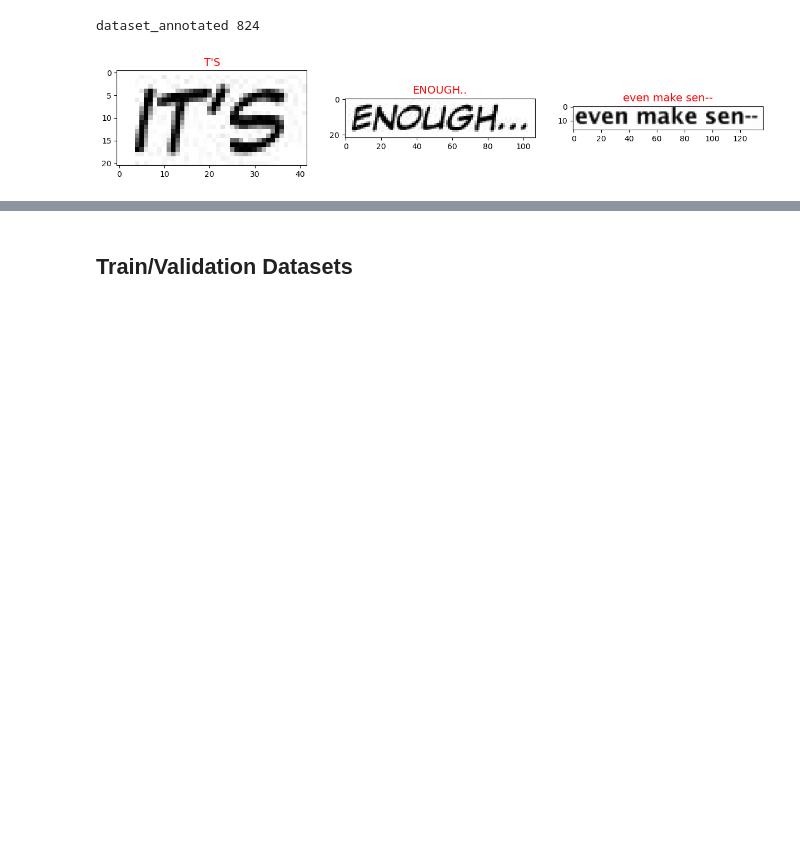
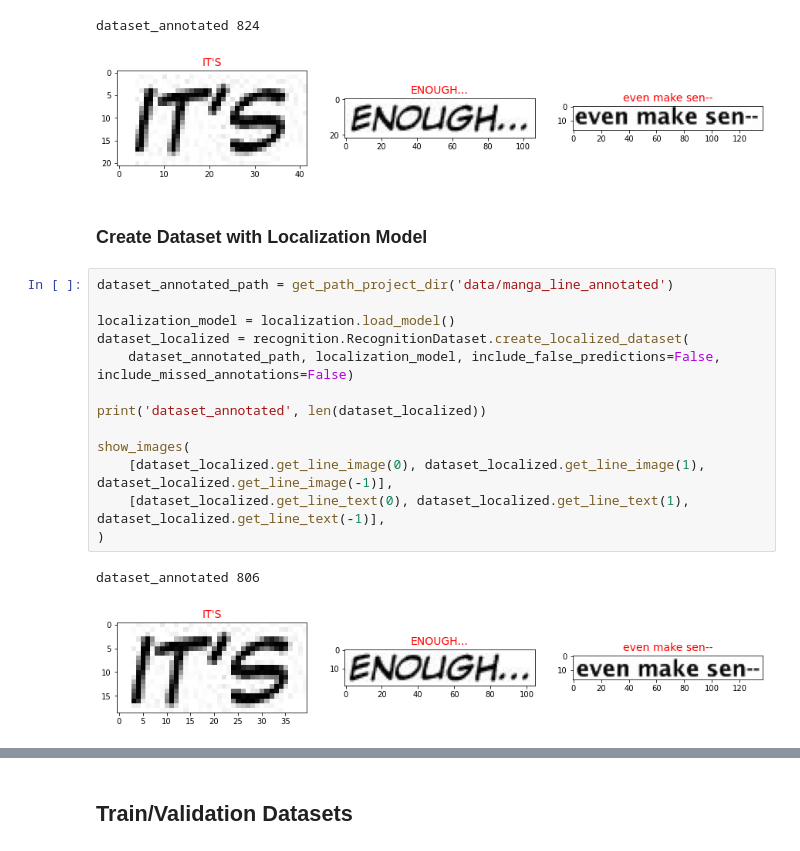
Before and after one commit to wanasit/comic-ocr, a Jupyter notebook: notebooks/Train Recognition Model (default, CRNN small).ipynb, the cells around one changed output, grey strips where cells are left out. Cells and saved outputs as stored; diff of their text form; blank space fills up the shorter version.

```diff
--- a/notebooks/Train Recognition Model (default, CRNN small).ipynb
+++ b/notebooks/Train Recognition Model (default, CRNN small).ipynb
@@ -77,3 +81,21 @@ show_images(
 # %% [output]
 dataset_annotated 824
 [figure]
+# %% [markdown]
+### Create Dataset with Localization Model
+# %%
+dataset_annotated_path = get_path_project_dir('data/manga_line_annotated')
+
+localization_model = localization.load_model()
+dataset_localized = recognition.RecognitionDataset.create_localized_dataset(
+    dataset_annotated_path, localization_model, include_false_predictions=False, include_missed_annotations=False)
+
+print('dataset_annotated', len(dataset_localized))
+
+show_images(
+    [dataset_localized.get_line_image(0), dataset_localized.get_line_image(1), dataset_localized.get_line_image(-1)],
+    [dataset_localized.get_line_text(0), dataset_localized.get_line_text(1), dataset_localized.get_line_text(-1)],
+)
+# %% [output]
+dataset_annotated 806
+[figure, added]
```
Also changed, not shown: parts of 15 cells of this notebook, 2 other files.
